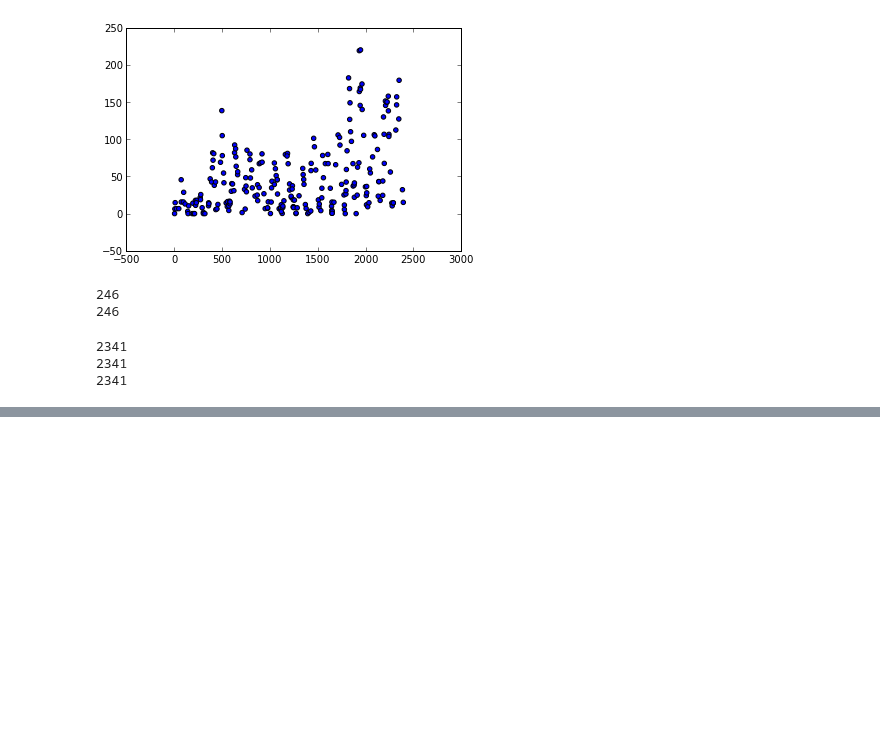
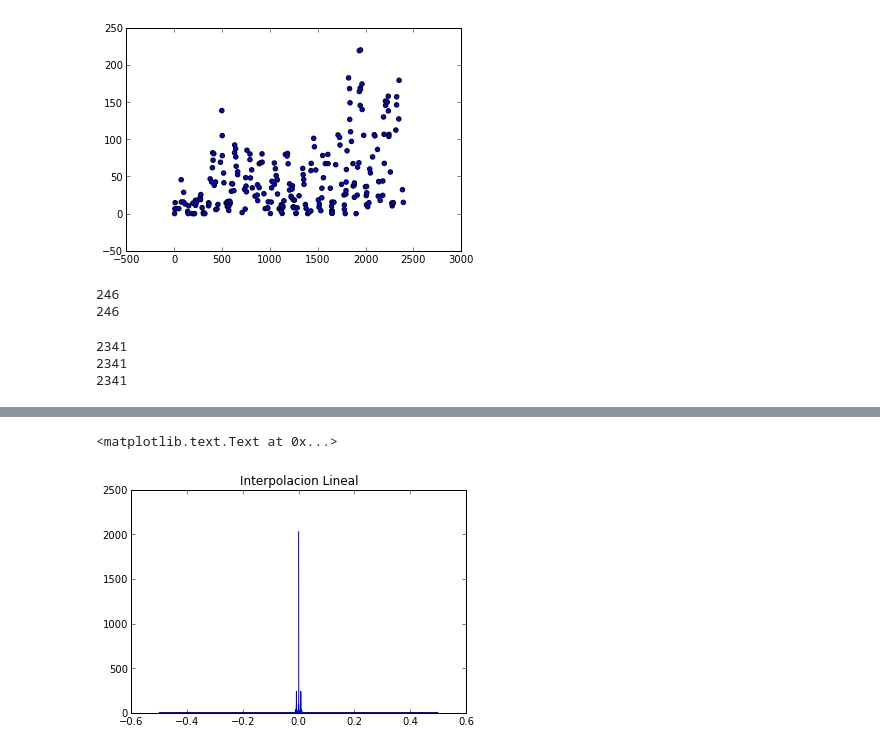
Before and after one commit to MateoJimenez19/Tarea_5-, a Jupyter notebook: Tarea5_2.ipynb, the cells around one changed output, grey strips where cells are left out. Cells and saved outputs as stored; diff of their text form; code cells hidden in the pictures; blank space fills up the shorter version.

```diff
--- a/Tarea5_2.ipynb
+++ b/Tarea5_2.ipynb
@@ -75,0 +79,6 @@ fft_yc = fft(y_c)
+# %%
+fft_yl = fft(y_l)/n
+freq_yl = fftfreq(n,1)
+
+print amax(freq_yz)
+print (freq_yz)
@@ -104,0 +107,8 @@ print pot_yl
+# %%
+#Grafica de potencia contra frecuencia para la interpolacion Lineal
+
+plot(freq_yl, pot_yl)
+title('Interpolacion Lineal')
+# %% [output]
+<matplotlib.text.Text at 0x...>
+[figure, added]
```
Also changed, not shown: parts of 14 cells of this notebook, 3 other files.
